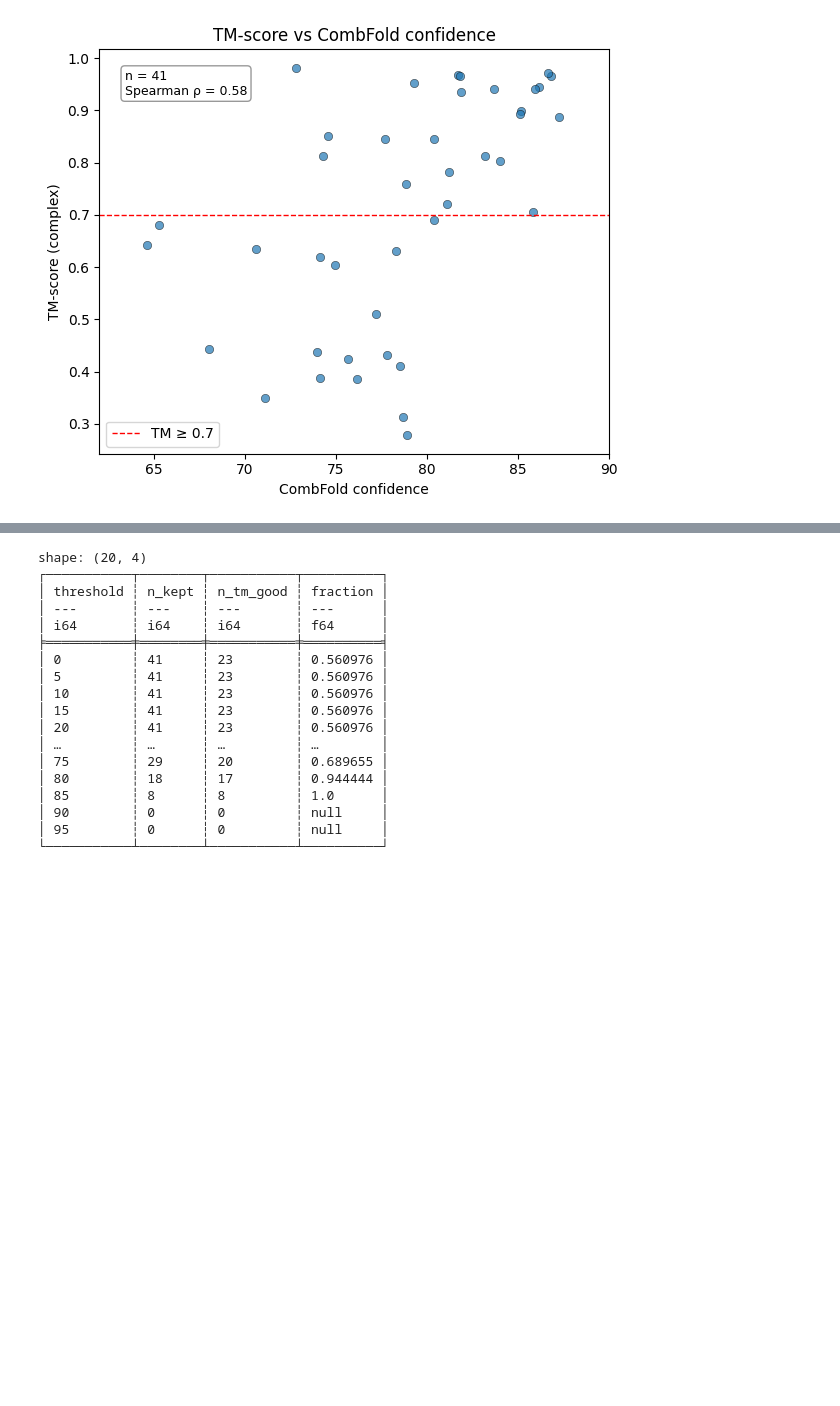
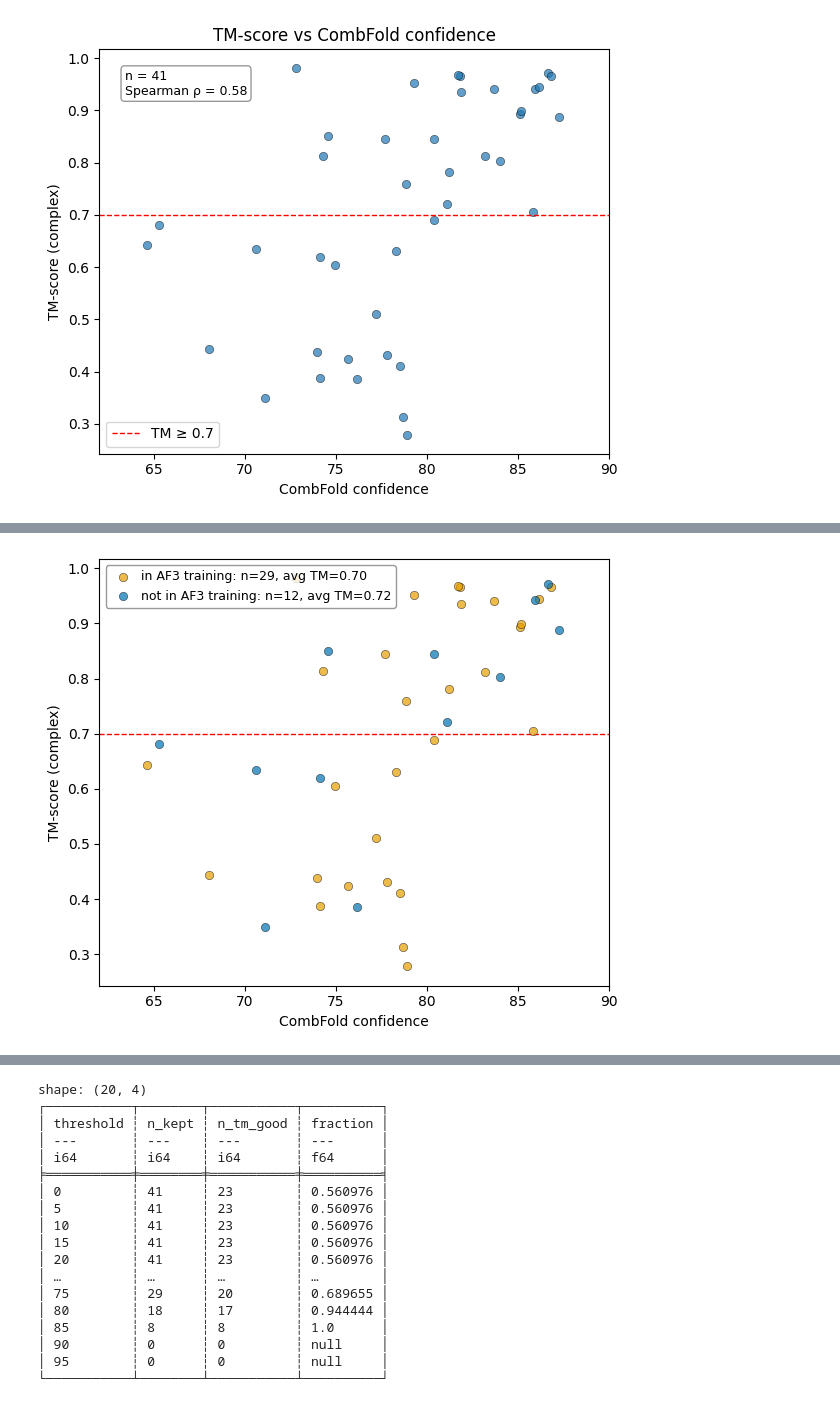
Before and after one commit to Kim-Dammer/master_thesis, a Jupyter notebook: notebooks/16_grant_number.ipynb, the cells around one changed output, grey strips where cells are left out. Drawn from its saved outputs; the diff is of its cells as text; code cells hidden in the pictures; blank space fills up the shorter version.

```diff
--- a/notebooks/16_grant_number.ipynb
+++ b/notebooks/16_grant_number.ipynb
@@ -41,0 +82,43 @@ plt.show()
+# %%
+deposition_dates = pl.read_csv(
+    "/cluster/project/beltrao/kdammer/master_thesis/data/complete_complex_pdb_mapping_v2/exact_pdb_match_deposition_dates.csv"
+).select(["complex_ac", "Deposited before 2021-09-30"])
+
+df = (
+    benchmark_best_cp_bigger
+    .join(deposition_dates, on="complex_ac", how="left")
+)
+
+fig, ax = plt.subplots(figsize=(6, 5))
+
+colors = {"in_training": "#E69F00", "post_training": "#0072B2"}
+
+for flag, color in [(True, colors["in_training"]), (False, colors["post_training"])]:
+    sub = df.filter(pl.col("Deposited before 2021-09-30") == flag)
+    n = len(sub)
+    mean_tm = sub["usalign_cpx_tm_score"].mean()
+    label = f"{'in' if flag else 'not in'} AF3 training: n={n}, avg TM={mean_tm:.2f}"
+    ax.scatter(
+        sub["CF_confidence"],
+        sub["usalign_cpx_tm_score"],
+        alpha=0.7, edgecolors="k", linewidths=0.4,
+        color=color, zorder=3, label=label
+    )
+
+ax.axhline(0.7, color="red", linestyle="--", linewidth=1)
+
+ax.set_xlabel("CombFold confidence")
+ax.set_ylabel("TM-score (complex)")
+#ax.set_title("TM-score vs CombFold confidence\n(color = AF3 training data status)")
+
+ax.legend(
+    fontsize=9, loc="upper left",
+    framealpha=0.8, edgecolor="gray",
+    handletextpad=0.4
+)
+
+plt.xlim(62, 90)
+plt.tight_layout()
+plt.show()
+# %% [output]
+[figure, added]
```
Also changed, not shown: parts of 21 cells of this notebook, 9 other files.
